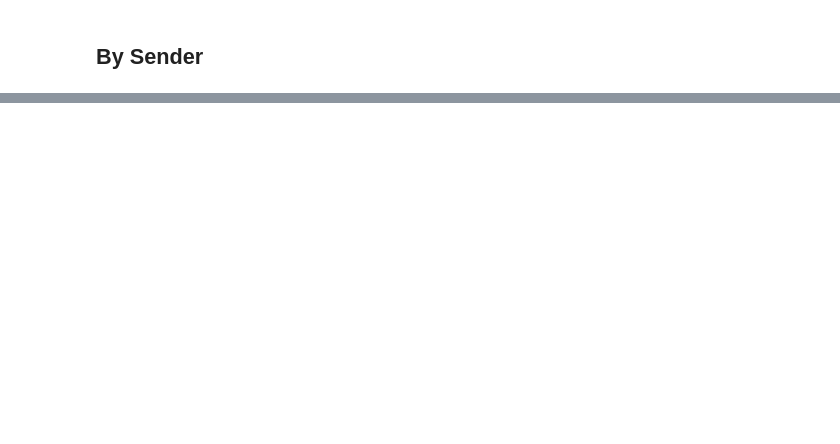
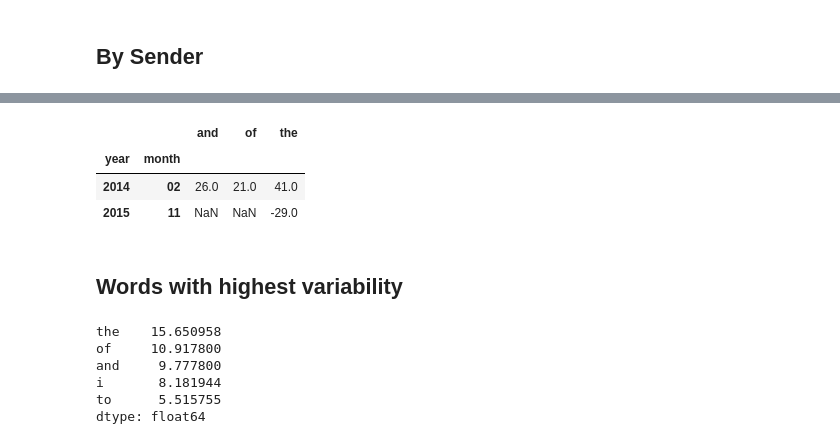
Before and after one commit to 5agado/conversation-analyzer, a Jupyter notebook: Conversation Analyzer - Words Stats.ipynb, the cells around one changed output, grey strips where cells are left out. Cells and saved outputs as stored; diff of their text form; code cells hidden in the pictures; blank space fills up the shorter version.

```diff
--- a/Conversation Analyzer - Words Stats.ipynb
+++ b/Conversation Analyzer - Words Stats.ipynb
@@ -286,0 +238,20 @@ sns.plt.show()
+# %%
+change_threshold = 20
+total_month_word_trend[(total_month_word_trend>change_threshold)|(total_month_word_trend<(-change_threshold))]\
+                .dropna(axis=1, how='all').dropna(axis=0, how='all')
+# %% [output]
+|  |  | and | of | the |
+| year | month |  |  |  |
+| 2014 | 02 | 26.0 | 21.0 | 41.0 |
+| 2015 | 11 | NaN | NaN | -29.0 |
+# %% [markdown]
+## Words with highest variability
+# %%
+total_month_word_trend.apply(lambda x:np.std(x), axis=0).sort_values(ascending=False)[:5]
+# %% [output]
+the    15.650958
+of     10.917800
+and     9.777800
+i       8.181944
+to      5.515755
+dtype: float64
```
Also changed, not shown: parts of 42 cells of this notebook, 8 other files.
